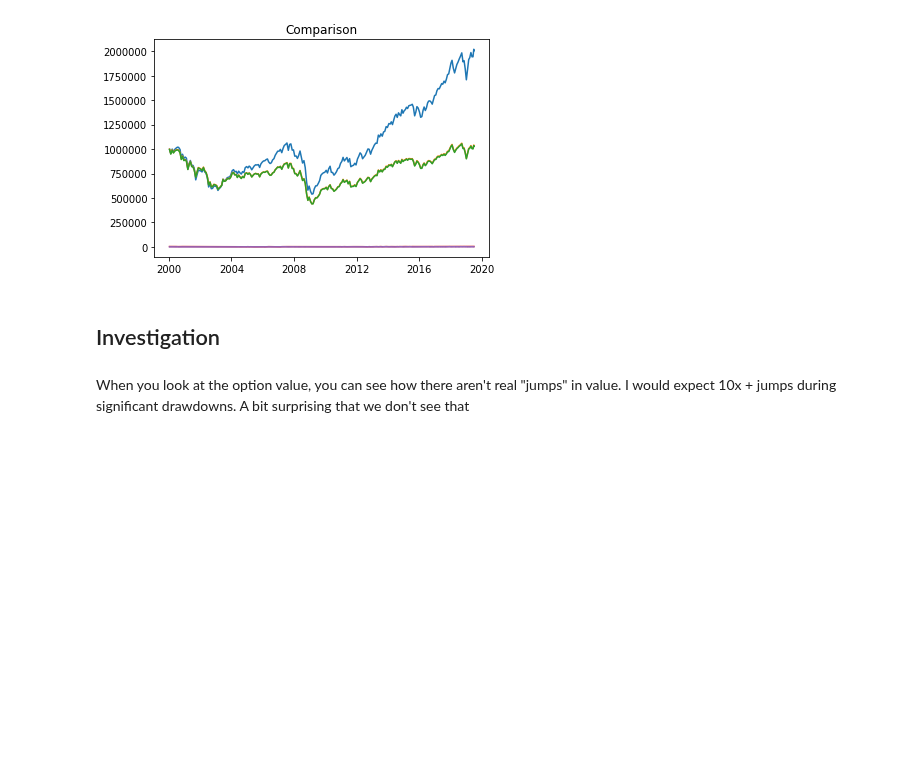
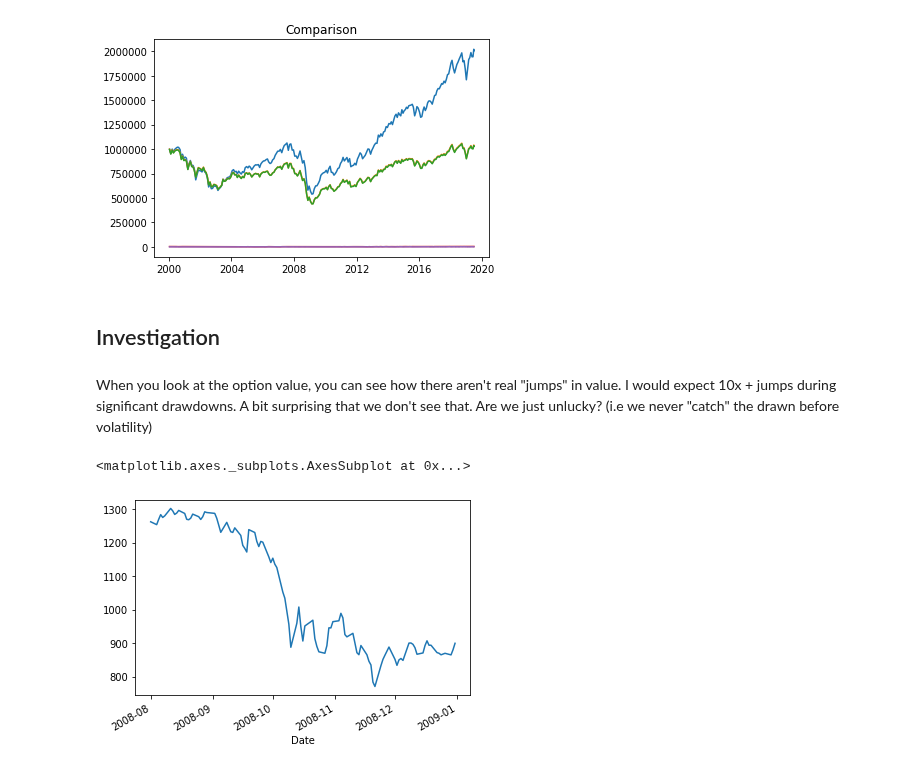
Before and after one commit to stopachka/gamma, a Jupyter notebook: puts_strategy.ipynb, the cells around one changed output. Saved outputs shown, nothing was run; the diff lists cells and outputs as text; code cells hidden in the pictures; blank space fills up the shorter version.

```diff
--- a/puts_strategy.ipynb
+++ b/puts_strategy.ipynb
@@ -443,4 +444,11 @@ b = trade_and_analyze(
 # %% [markdown]
 ## Investigation
 # %% [markdown]
-When you look at the option value, you can see how there aren't real "jumps" in value. I would expect 10x + jumps during significant drawdowns. A bit surprising that we don't see that
+When you look at the option value, you can see how there aren't real "jumps" in value. I would expect 10x + jumps during significant drawdowns. A bit surprising that we don't see that. Are we just unlucky? (i.e we never "catch" the drawn before volatility)
+# %%
+start_date = datetime(2008, 8, 1)
+end_date = datetime(2009, 1, 1)
+STOCK_PRICES[start_date:end_date][STOCK_PRICES_AVG_COL].plot()
+# %% [output]
+<matplotlib.axes._subplots.AxesSubplot at 0x...>
+[figure, added]
```
Also changed, not shown: parts of 5 cells of this notebook.
